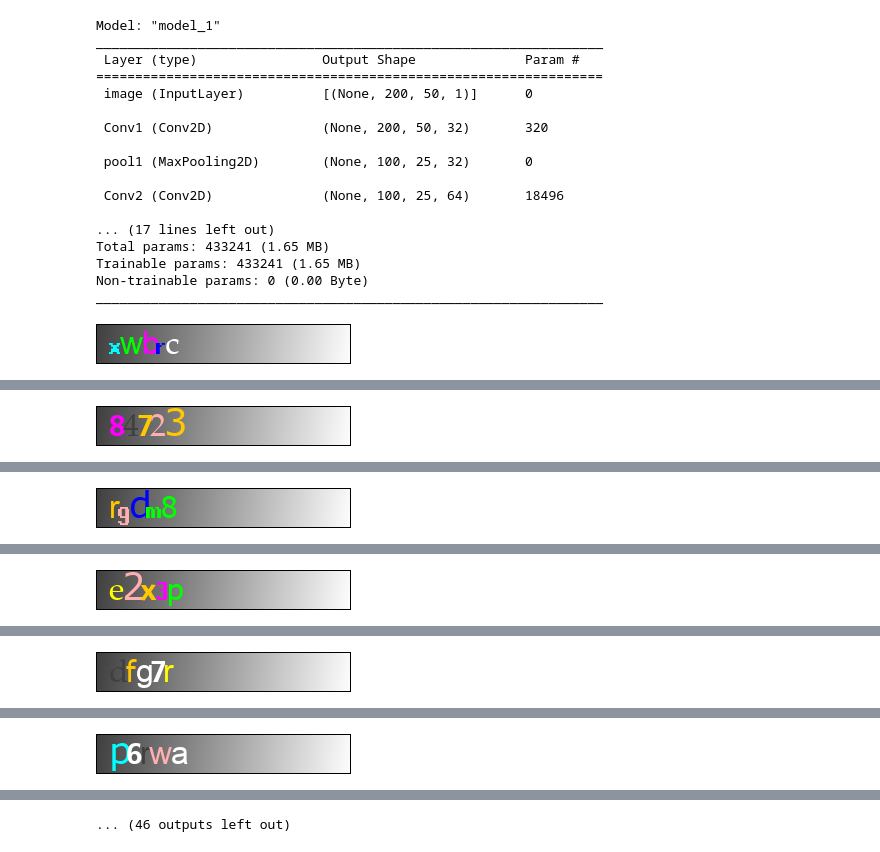
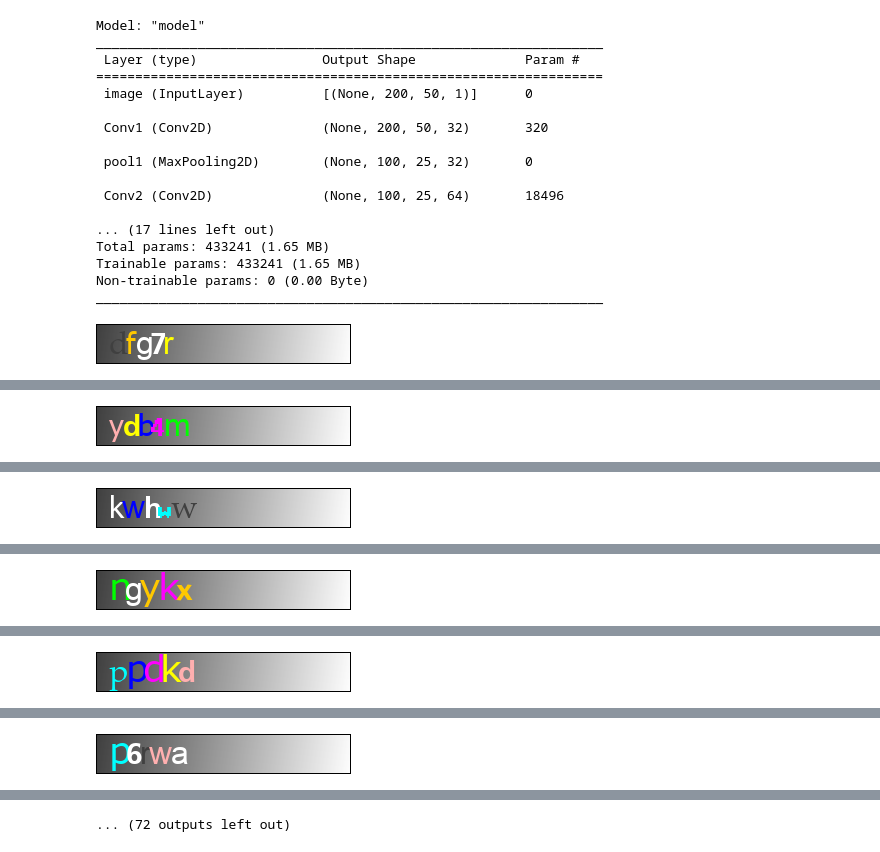
Before and after one commit to maniotrix/Sample_Captcha_Data, a Jupyter notebook: test_trained_model.ipynb, the cells around one changed output, grey strips where cells are left out. Cells and saved outputs as stored; diff of their text form; code cells hidden in the pictures.

```diff
--- a/test_trained_model.ipynb
+++ b/test_trained_model.ipynb
@@ -114,7 +121,7 @@ class CTCLayer(layers.Layer):
         # At test time, just return the computed predictions
         return y_pred
 # %%
-model = keras.models.load_model(
-    "./my_model_4_march.keras",
+model_keras = keras.models.load_model(
+    "./trained_models/my_model_4_march.keras",
     custom_objects={"CTCLayer": CTCLayer},
 )
@@ -120,0 +130,5 @@ model = keras.models.load_model(
+# %%
+model = keras.models.load_model(
+    "./trained_models/my_model.h5",
+    custom_objects={"CTCLayer": CTCLayer},
+)
@@ -179,7 +197,7 @@ def encode_single_sample(img_path):
     img = tf.transpose(img, perm=[1, 0, 2])
     return img
 # %% [output]
-Model: "model_1"
+Model: "model"
 _________________________________________________________________
  Layer (type)                Output Shape              Param #
 =================================================================
@@ -211,10 +229,10 @@ def predict_image_captcha(image_path):
   print("Predicted Text:", pred_texts[0])
 # %%
 # Get the current directory
-current_dir = os.getcwd()
+test_files_dir = "./rsce_sample_captcha_batches_2/_start_8000"
 
 # Get a list of all .png files in the current directory
-png_files = glob.glob(os.path.join(current_dir, '*.png'))
+png_files = glob.glob(os.path.join(test_files_dir, '*.png'))
 
 # Iterate through the .png files
 for file in png_files:
@@ -226,4 +244,4 @@ for file in png_files:
     predict_image_captcha(file)
     print('\n')
 # %% [output]
-[figure, old version]
+[figure, new version]
@@ -232 +252 @@ Predicted Text: xw5rc
-[figure, old version]
+[figure, new version]
@@ -235 +255 @@ Predicted Text: 84723
-[figure, old version]
+[figure, new version]
@@ -238 +258 @@ Predicted Text: rgdn8
-[figure, old version]
+[figure, new version]
@@ -241 +261 @@ Predicted Text: e2xap
-[figure, old version]
+[figure, new version]
@@ -246,2 +266,2 @@ Predicted Text: dfg7r
 Predicted Text: p6rwa
-... (46 outputs left out)
+... (72 outputs left out)
```
Also changed, not shown: parts of 6 cells of this notebook.
